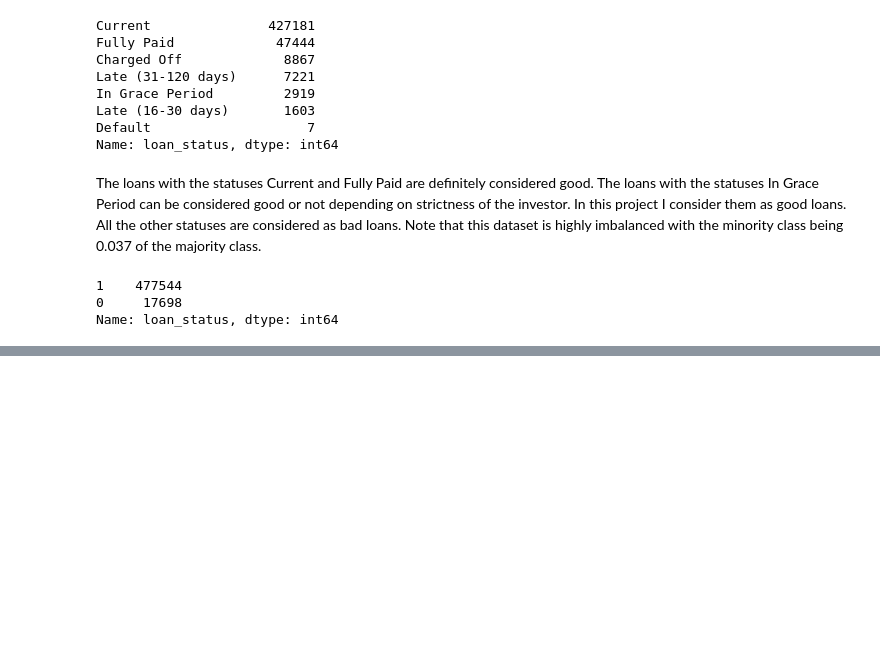
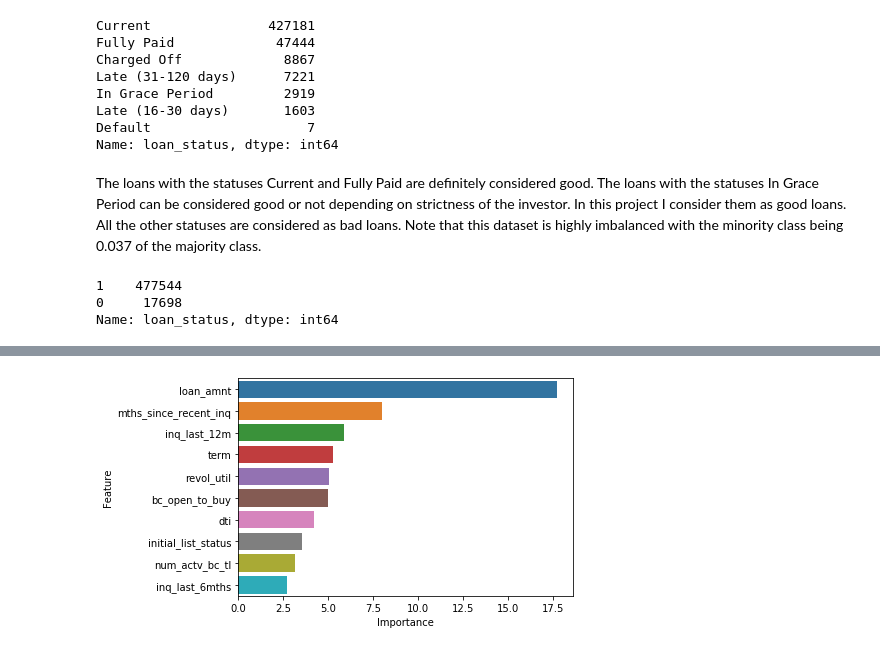
Before and after one commit to stellazhu31/Minimizing-risks-for-loan-investment, a Jupyter notebook: Minimizing_Risks_for_Loan.ipynb, the cells around one changed output, grey strips where cells are left out. Drawn from its saved outputs; the diff is of its cells as text; code cells hidden in the pictures; blank space fills up the shorter version.

```diff
--- a/Minimizing_Risks_for_Loan.ipynb
+++ b/Minimizing_Risks_for_Loan.ipynb
@@ -322,0 +404,8 @@ Name: loan_status, dtype: int64
+# %%
+feat = model.feature_names_
+imp = model.feature_importances_
+df = pd.DataFrame({'Feature': feat, 'Importance': imp})
+df = df.sort_values('Importance', ascending=False)[:10]
+sns.barplot(x='Importance', y='Feature', data=df);
+# %% [output]
+[figure, added]
```
Also changed, not shown: parts of 19 cells of this notebook.
